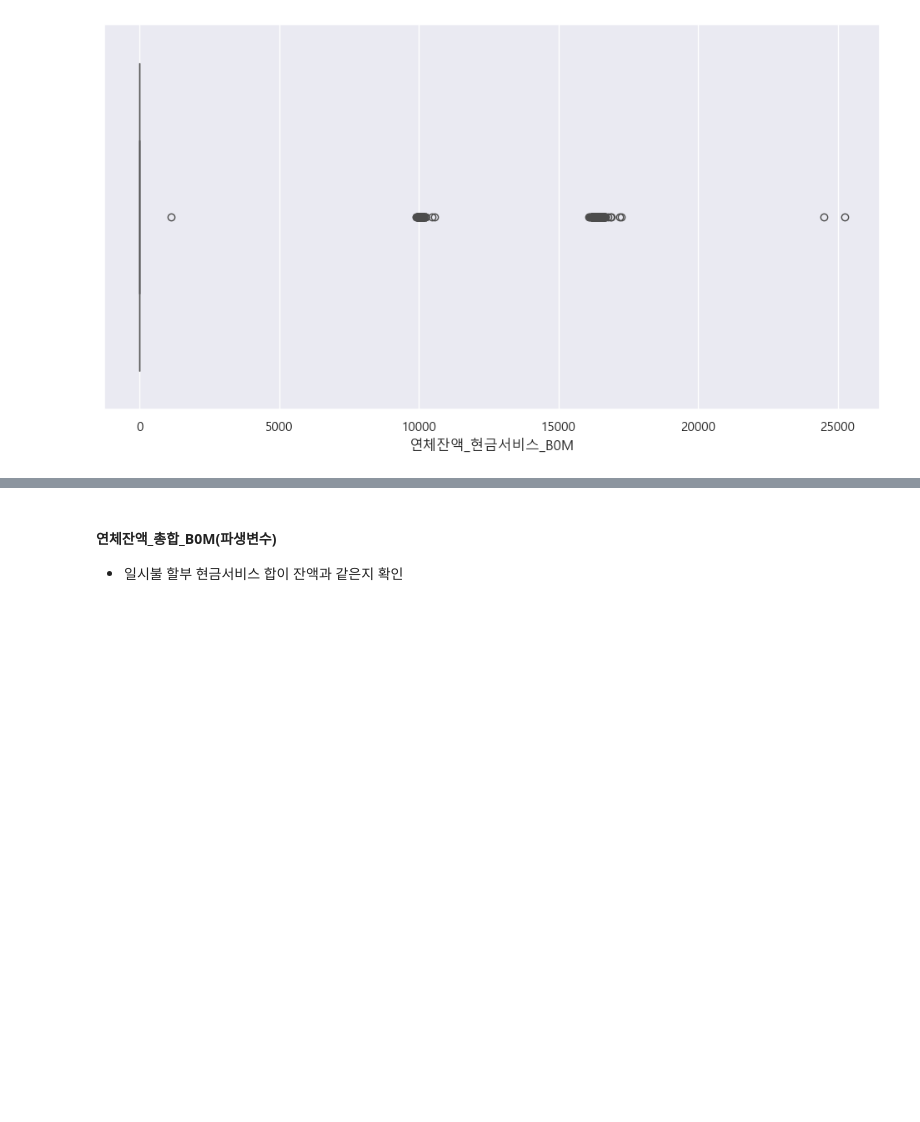
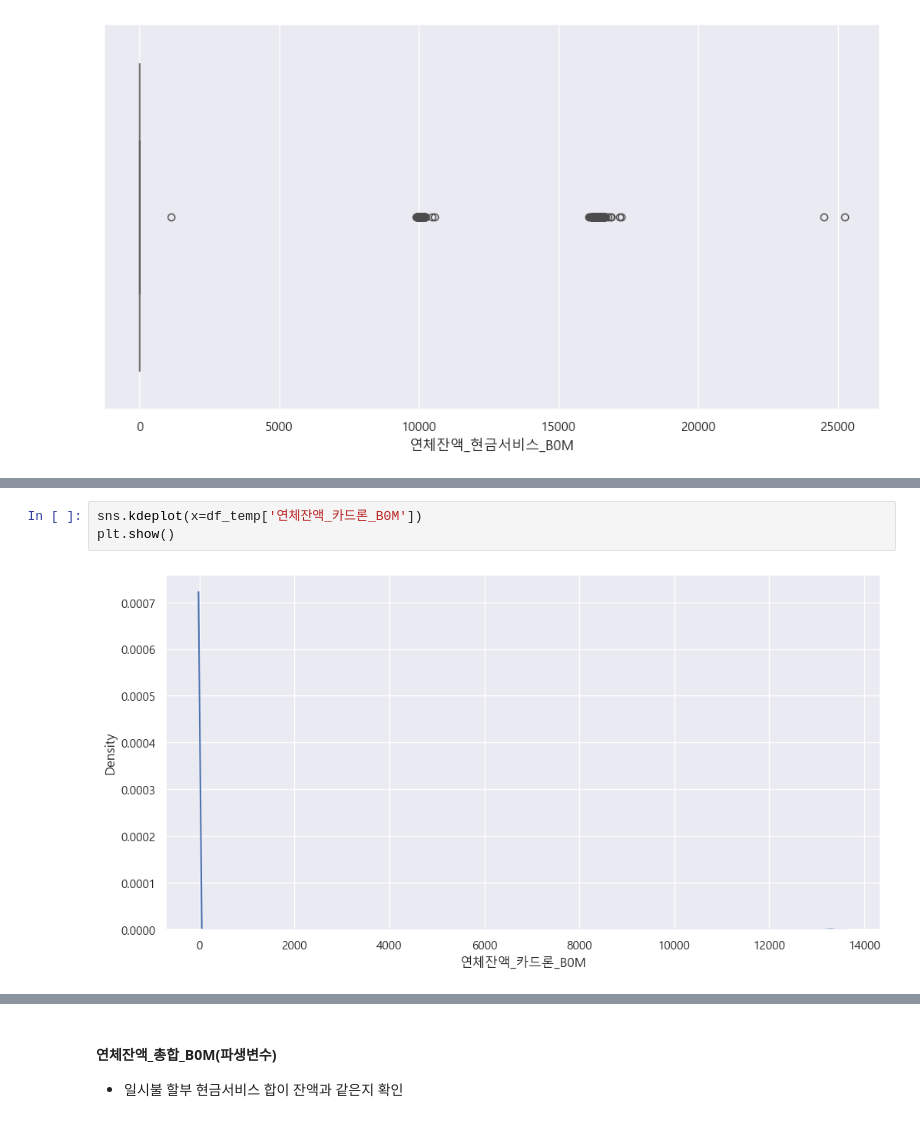
Before and after one commit to Eunhasuiin/LikeLion_Final_team_13, a Jupyter notebook: members/장주호/notebook/EDA/05_잔액 정보_EDA.ipynb, the cells around one changed output, grey strips where cells are left out. Drawn from its saved outputs; the diff is of its cells as text; blank space fills up the shorter version.

```diff
--- a/members/장주호/notebook/EDA/05_잔액 정보_EDA.ipynb
+++ b/members/장주호/notebook/EDA/05_잔액 정보_EDA.ipynb
@@ -847,0 +873,5 @@ sns.boxplot(x=df_temp['연체잔액_현금서비스_B0M'])
+# %%
+sns.kdeplot(x=df_temp['연체잔액_카드론_B0M'])
+plt.show()
+# %% [output]
+[figure, added]
```
Also changed, not shown: parts of 365 cells of this notebook, 7 other files.
